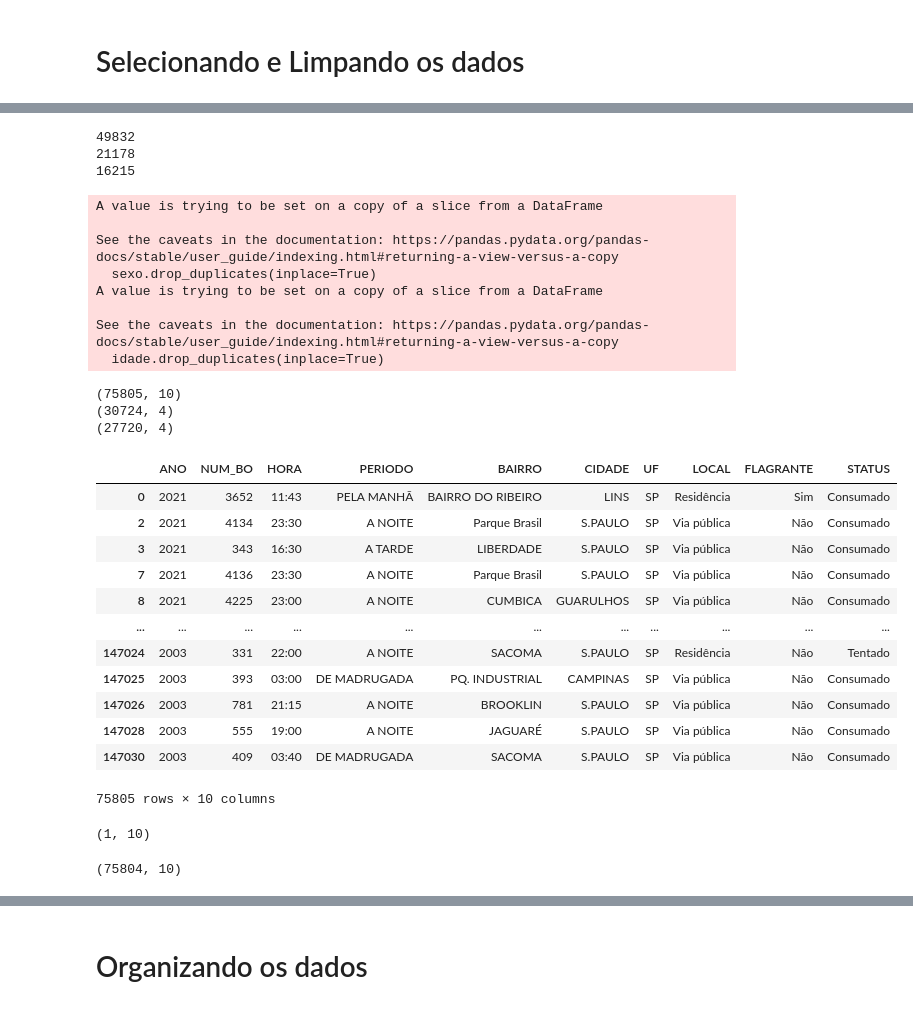
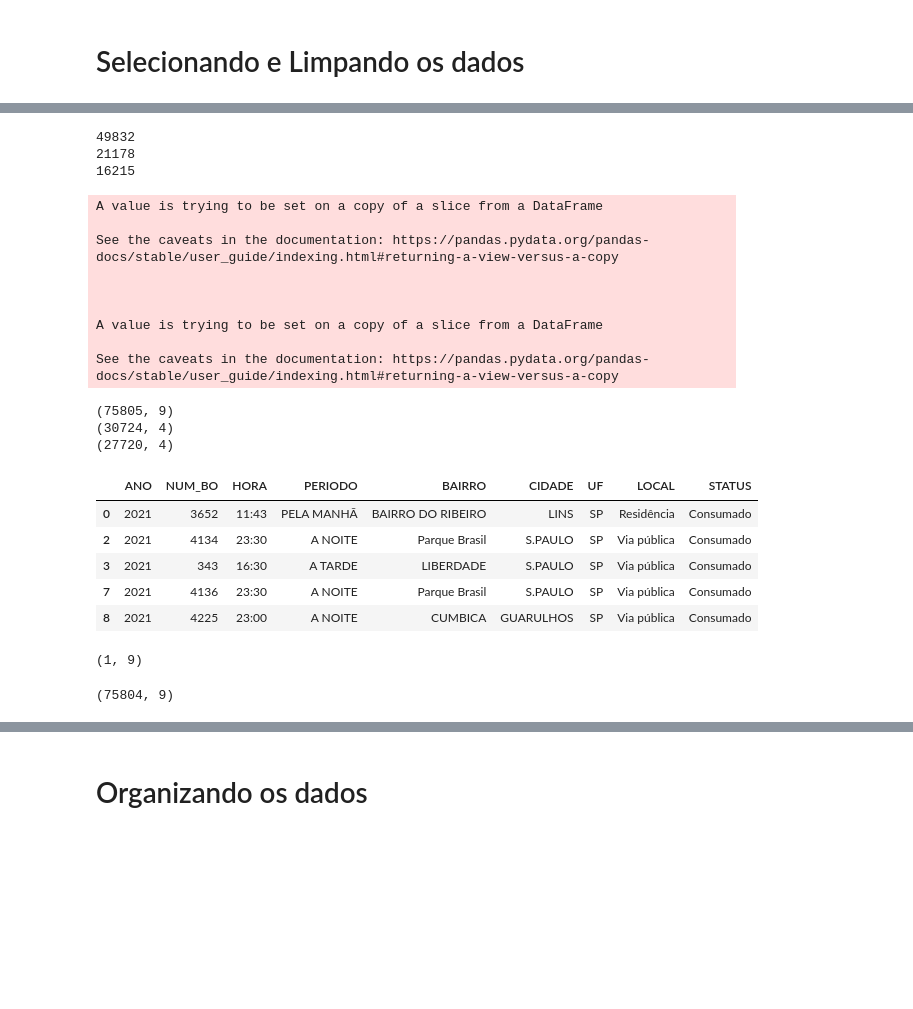
Before and after one commit to Pennini/Curso-Python-2022, a Jupyter notebook: Projeto_Final/projeto_final_crimes.ipynb, the cells around one changed output, grey strips where cells are left out. Cells and saved outputs as stored; diff of their text form; code cells hidden in the pictures; blank space fills up the shorter version.

```diff
--- a/Projeto_Final/projeto_final_crimes.ipynb
+++ b/Projeto_Final/projeto_final_crimes.ipynb
@@ -48,5 +51,6 @@ memory usage: 60.6+ MB
 # %%
-homicidio = homicidio_doloso[["ANO_BO", "NUM_BO", "HORAOCORRENCIA", "PERIDOOCORRENCIA", "BAIRRO", "CIDADE", "UF", "DESCRICAOLOCAL", "FLAGRANTE", "STATUS"]]
+# Selecionando as colunas que eu desejo para fazer as análises
+homicidio = homicidio_doloso[["ANO_BO", "NUM_BO", "HORAOCORRENCIA", "PERIDOOCORRENCIA", "BAIRRO", "CIDADE", "UF", "DESCRICAOLOCAL", "STATUS"]]
 homicidio = homicidio.rename(columns={
     "ANO_BO": "ANO",
     "HORAOCORRENCIA": "HORA",
@@ -54,6 +58,7 @@ homicidio = homicidio.rename(columns={
     "BAIRRO": "BAIRRO",
     "DESCRICAOLOCAL": "LOCAL",
     })
+# Dataframes diferentes para sexo e idade já que possuem poucos dados neles
 sexo = homicidio_doloso[["ANO_BO", "NUM_BO", "SEXO", "BAIRRO"]]
 
 idade = homicidio_doloso[["ANO_BO", "NUM_BO", "IDADE", "BAIRRO"]]
@@ -93,4 +103,5 @@ See the caveats in the documentation: https://pandas.pydata.org/pandas-docs/stab
 # %%
+# Verificando e apagando dados duplicados
 print(homicidio.duplicated().sum())
 print(sexo.duplicated().sum())
 print(idade.duplicated().sum())
@@ -104,38 +115,34 @@ idade.drop_duplicates(inplace=True)
 A value is trying to be set on a copy of a slice from a DataFrame
 
 See the caveats in the documentation: https://pandas.pydata.org/pandas-docs/stable/user_guide/indexing.html#returning-a-view-versus-a-copy
-  sexo.drop_duplicates(inplace=True)
+
+
+
 A value is trying to be set on a copy of a slice from a DataFrame
 
 See the caveats in the documentation: https://pandas.pydata.org/pandas-docs/stable/user_guide/indexing.html#returning-a-view-versus-a-copy
-  idade.drop_duplicates(inplace=True)
 # %%
+# Vendo resultado final dos dataframes
 print(homicidio.shape)
 print(sexo.shape)
 print(idade.shape)
-homicidio
+homicidio.head()
 # %% [output]
-(75805, 10)
+(75805, 9)
 (30724, 4)
 (27720, 4)
-|  | ANO | NUM_BO | HORA | PERIODO | BAIRRO | CIDADE | UF | LOCAL | FLAGRANTE | STATUS |
-| 0 | 2021 | 3652 | 11:43 | PELA MANHÃ | BAIRRO DO RIBEIRO | LINS | SP | Residência | Sim | Consumado |
-| 2 | 2021 | 4134 | 23:30 | A NOITE | Parque Brasil | S.PAULO | SP | Via pública | Não | Consumado |
-| 3 | 2021 | 343 | 16:30 | A TARDE | LIBERDADE | S.PAULO | SP | Via pública | Não | Consumado |
-| 7 | 2021 | 4136 | 23:30 | A NOITE | Parque Brasil | S.PAULO | SP | Via pública | Não | Consumado |
-| 8 | 2021 | 4225 | 23:00 | A NOITE | CUMBICA | GUARULHOS | SP | Via pública | Não | Consumado |
-| ... | ... | ... | ... | ... | ... | ... | ... | ... | ... | ... |
-| 147024 | 2003 | 331 | 22:00 | A NOITE | SACOMA | S.PAULO | SP | Residência | Não | Tentado |
-| 147025 | 2003 | 393 | 03:00 | DE MADRUGADA | PQ. INDUSTRIAL | CAMPINAS | SP | Via pública | Não | Consumado |
-| 147026 | 2003 | 781 | 21:15 | A NOITE | BROOKLIN | S.PAULO | SP | Via pública | Não | Consumado |
-| 147028 | 2003 | 555 | 19:00 | A NOITE | JAGUARÉ | S.PAULO | SP | Via pública | Não | Consumado |
-| 147030 | 2003 | 409 | 03:40 | DE MADRUGADA | SACOMA | S.PAULO | SP | Via pública | Não | Consumado |
+|  | ANO | NUM_BO | HORA | PERIODO | BAIRRO | CIDADE | UF | LOCAL | STATUS |
+| 0 | 2021 | 3652 | 11:43 | PELA MANHÃ | BAIRRO DO RIBEIRO | LINS | SP | Residência | Consumado |
+| 2 | 2021 | 4134 | 23:30 | A NOITE | Parque Brasil | S.PAULO | SP | Via pública | Consumado |
+| 3 | 2021 | 343 | 16:30 | A TARDE | LIBERDADE | S.PAULO | SP | Via pública | Consumado |
+| 7 | 2021 | 4136 | 23:30 | A NOITE | Parque Brasil | S.PAULO | SP | Via pública | Consumado |
+| 8 | 2021 | 4225 | 23:00 | A NOITE | CUMBICA | GUARULHOS | SP | Via pública | Consumado |
-75805 rows × 10 columns
 # %%
+# Selecionando apenas os dados da UF de São Paulo e apagando os que não são
 homicidio_UF = homicidio[homicidio["UF"] != "SP"]
 print(homicidio_UF.shape)
 homicidio = homicidio.drop(homicidio_UF.index)
 homicidio.shape
 # %% [output]
-(1, 10)
+(1, 9)
-(75804, 10)
+(75804, 9)
```
Also changed, not shown: parts of 30 cells of this notebook.
